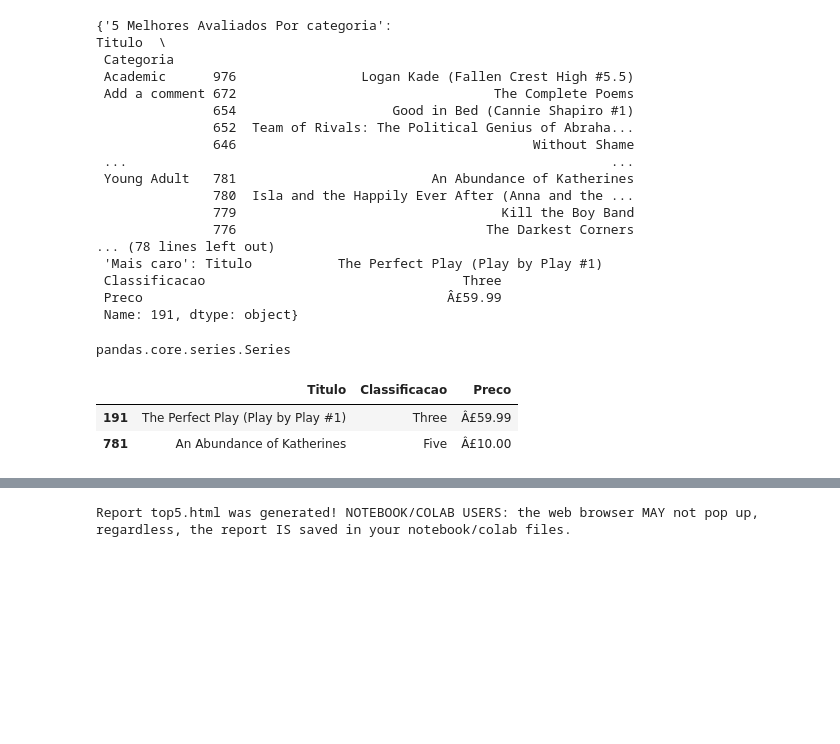
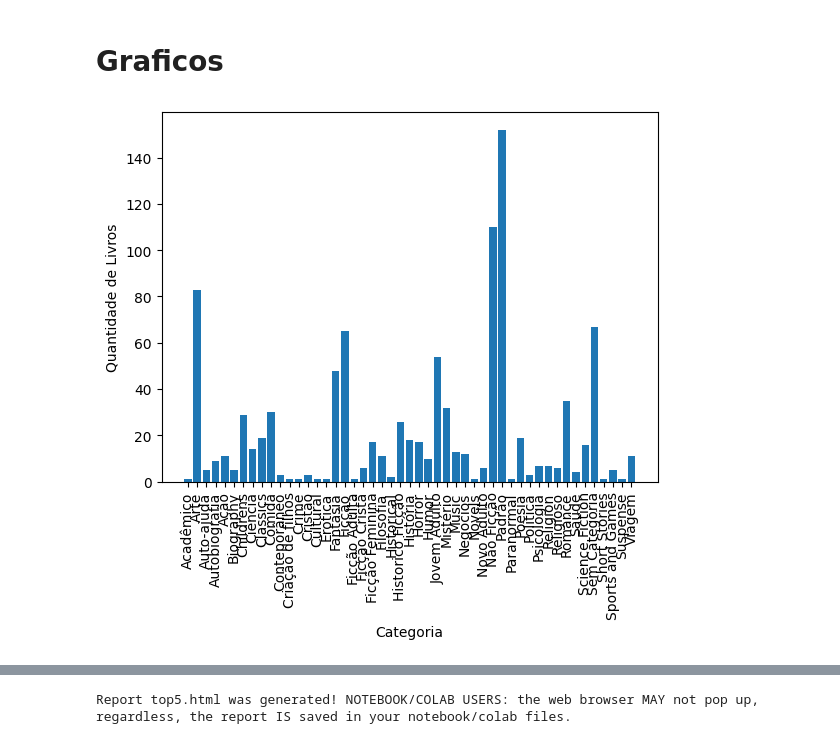
Before and after one commit to jumozaga/project_books_data_engineer, a Jupyter notebook: Notebook/clean.ipynb, the cells around one changed output, grey strips where cells are left out. Drawn from its saved outputs; the diff is of its cells as text; code cells hidden in the pictures; blank space fills up the shorter version.

```diff
--- a/Notebook/clean.ipynb
+++ b/Notebook/clean.ipynb
@@ -160,36 +261,2 @@ filtros = {'5 Melhores Avaliados Por categoria': top_5, 'Top 5 por Preço mais b
-# %%
-filtros
-# %% [output]
-{'5 Melhores Avaliados Por categoria':                                                               Titulo  \
- Categoria
- Academic      976                Logan Kade (Fallen Crest High #5.5)
- Add a comment 672                                 The Complete Poems
-               654                    Good in Bed (Cannie Shapiro #1)
-               652  Team of Rivals: The Political Genius of Abraha...
-               646                                      Without Shame
- ...                                                              ...
- Young Adult   781                         An Abundance of Katherines
-               780  Isla and the Happily Ever After (Anna and the ...
-               779                                  Kill the Boy Band
-               776                                The Darkest Corners
-... (78 lines left out)
- 'Mais caro': Titulo           The Perfect Play (Play by Play #1)
- Classificacao                                 Three
- Preco                                       Â£59.99
- Name: 191, dtype: object}
-# %%
-# df3= pd.DataFrame.from_dict(filtros,orient="columns")
-type(top_5)
-type(top5_p)
-type(livro_min_preco)
-type(livro_max_preco)
-# report2 =sv.analyze(df3)
-# %% [output]
-pandas.core.series.Series
-# %%
-df3 = pd.DataFrame([livro_max_preco, livro_min_preco])
-df3
-# %% [output]
-|  | Titulo | Classificacao | Preco |
-| 191 | The Perfect Play (Play by Play #1) | Three | Â£59.99 |
-| 781 | An Abundance of Katherines | Five | Â£10.00 |
+# %% [markdown]
+# Graficos
@@ -195,0 +265,18 @@ df3
+# %%
+# Gráfico de barras mostrando a quantidade de livros em cada categoria
+
+# Criar um dicionário contendo a contagem de livros em cada categoria
+count_by_category = df2.groupby('Categoria')['Titulo'].count().to_dict()
+
+# Criar o gráfico de barras
+plt.bar(range(len(count_by_category)), count_by_category.values())
+
+# Definir as etiquetas dos eixos
+plt.xticks(range(len(count_by_category)), count_by_category.keys(), rotation=90)
+plt.xlabel('Categoria')
+plt.ylabel('Quantidade de Livros')
+
+# Exibir o gráfico
+plt.show()
+# %% [output]
+[figure, added]
```
Also changed, not shown: parts of 51 cells of this notebook.
